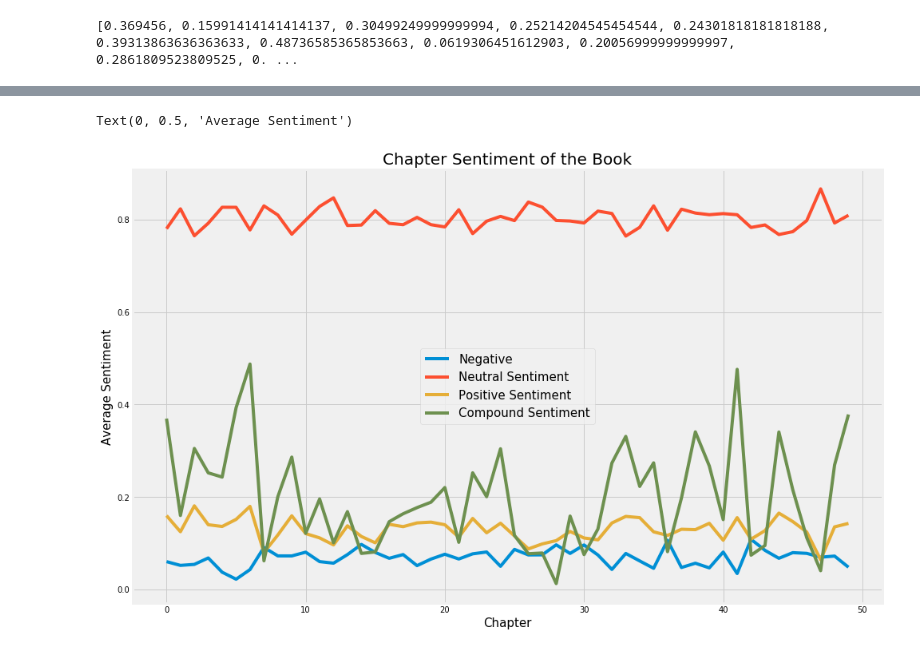
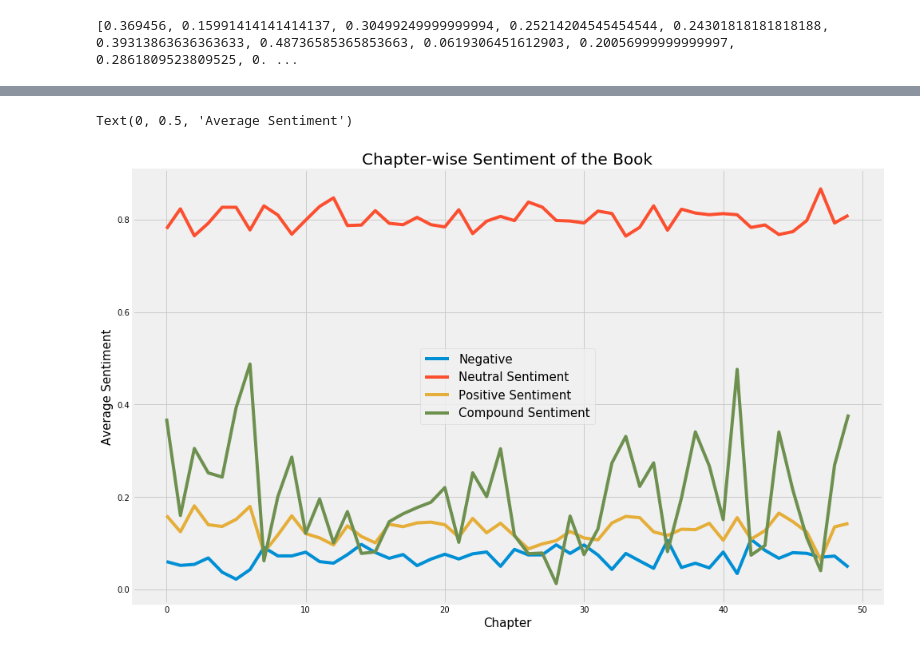
Before and after one commit to cruzer3008/Final-Year-Project, a Jupyter notebook: Any Book/Sentiment Analysis.ipynb, the cells around one changed output, grey strips where cells are left out. Drawn from its saved outputs; the diff is of its cells as text; code cells hidden in the pictures.

```diff
--- a/Any Book/Sentiment Analysis.ipynb
+++ b/Any Book/Sentiment Analysis.ipynb
@@ -173,25 +159,25 @@ NameError: name 'hp' is not defined
 # %%
 length = len(raw)
 neg_sentiment = []
 neu_sentiment = []
 pos_sentiment = []
 compound_sentiment = []
 
 x = np.linspace(0, length - 1, num=length)
 for k,v in sentimentsDictionary.items():
     neg_sentiment.append(v['neg'])
     neu_sentiment.append(v['neu'])
     pos_sentiment.append(v['pos'])
     compound_sentiment.append(v['compound'])
 plt.figure(figsize=(15, 10))
 plt.plot(x,neg_sentiment,label = "Negative")
 plt.plot(x,neu_sentiment,label = "Neutral Sentiment")
 plt.plot(x,pos_sentiment,label = "Positive Sentiment")
 plt.plot(x,compound_sentiment,label = "Compound Sentiment")
 plt.legend(loc='best', fontsize=15)
-plt.title('Chapter Sentiment of the Book', fontsize=20)
+plt.title('Chapter-wise Sentiment of the Book', fontsize=20)
 plt.xlabel('Chapter', fontsize=15)
 plt.ylabel('Average Sentiment', fontsize=15)
 # %% [output]
 Text(0, 0.5, 'Average Sentiment')
-[figure, old version]
+[figure, new version]
```
Also changed, not shown: parts of 16 cells of this notebook, 1 other file.
